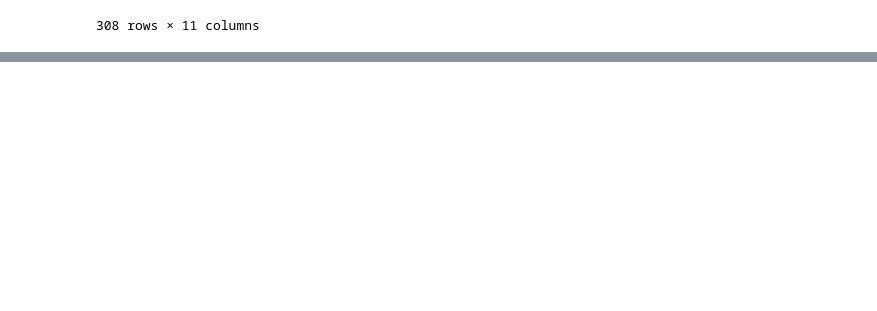
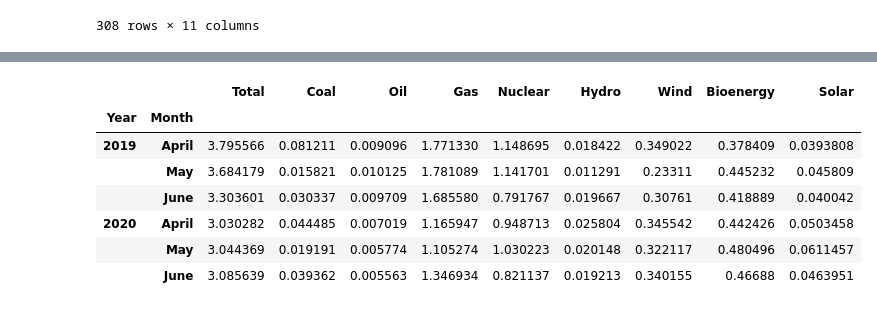
Before and after one commit to abbielms/Big_Data_Challenge_2020, a Jupyter notebook: Big_Data_Challenge_2020.ipynb, the cells around one changed output, grey strips where cells are left out. Cells and saved outputs as stored; diff of their text form; code cells hidden in the pictures; blank space fills up the shorter version.

```diff
--- a/Big_Data_Challenge_2020.ipynb
+++ b/Big_Data_Challenge_2020.ipynb
@@ -74,3 +82,9 @@ elec_gen_by_MPP_2020_amj
 | 304 | 2020 | April | 3.030282 | 0.044485 | 0.007019 | 1.165947 | 0.948713 | 0.025804 | 0.345542 | 0.442426 | 0.0503458 |
 | 305 | 2020 | May | 3.044369 | 0.019191 | 0.005774 | 1.105274 | 1.030223 | 0.020148 | 0.322117 | 0.480496 | 0.0611457 |
 | 306 | 2020 | June | 3.085639 | 0.039362 | 0.005563 | 1.346934 | 0.821137 | 0.019213 | 0.340155 | 0.46688 | 0.0463951 |
+# %%
+# Create a seperate dataframe with just April, May and June 2019 data
+
+elec_gen_by_MPP_2019 = elec_gen_by_MPP_Q2_months_clean[elec_gen_by_MPP_Q2_months_clean['Year']==2019]
+elec_gen_by_MPP_2019_amj = elec_gen_by_MPP_2019.iloc[3:6]
+elec_gen_by_MPP_2019_amj
@@ -76,0 +96,14 @@ elec_gen_by_MPP_2020_amj
+# %%
+# Create a dataframe with just April, May and June 2019 and 2020 data
+
+elec_gen_by_MPP_2019_2020_amj = pd.concat([elec_gen_by_MPP_2019_amj, elec_gen_by_MPP_2020_amj])
+elec_gen_by_MPP_2019_2020_amj.set_index(['Year', 'Month'])
+# %% [output]
+|  |  | Total | Coal | Oil | Gas | Nuclear | Hydro | Wind | Bioenergy | Solar |
+| Year | Month |  |  |  |  |  |  |  |  |  |
+| 2019 | April | 3.795566 | 0.081211 | 0.009096 | 1.771330 | 1.148695 | 0.018422 | 0.349022 | 0.378409 | 0.0393808 |
+|  | May | 3.684179 | 0.015821 | 0.010125 | 1.781089 | 1.141701 | 0.011291 | 0.23311 | 0.445232 | 0.045809 |
+|  | June | 3.303601 | 0.030337 | 0.009709 | 1.685580 | 0.791767 | 0.019667 | 0.30761 | 0.418889 | 0.040042 |
+| 2020 | April | 3.030282 | 0.044485 | 0.007019 | 1.165947 | 0.948713 | 0.025804 | 0.345542 | 0.442426 | 0.0503458 |
+|  | May | 3.044369 | 0.019191 | 0.005774 | 1.105274 | 1.030223 | 0.020148 | 0.322117 | 0.480496 | 0.0611457 |
+|  | June | 3.085639 | 0.039362 | 0.005563 | 1.346934 | 0.821137 | 0.019213 | 0.340155 | 0.46688 | 0.0463951 |
```
Also changed, not shown: parts of 13 cells of this notebook, 4 other files.
